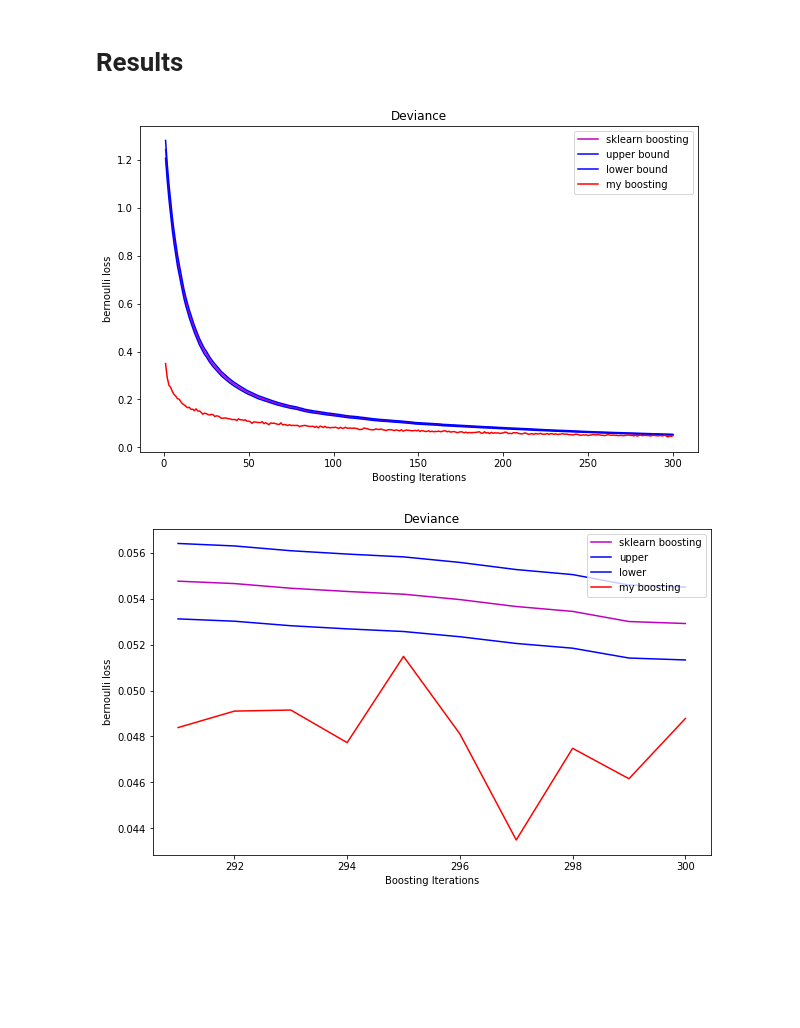
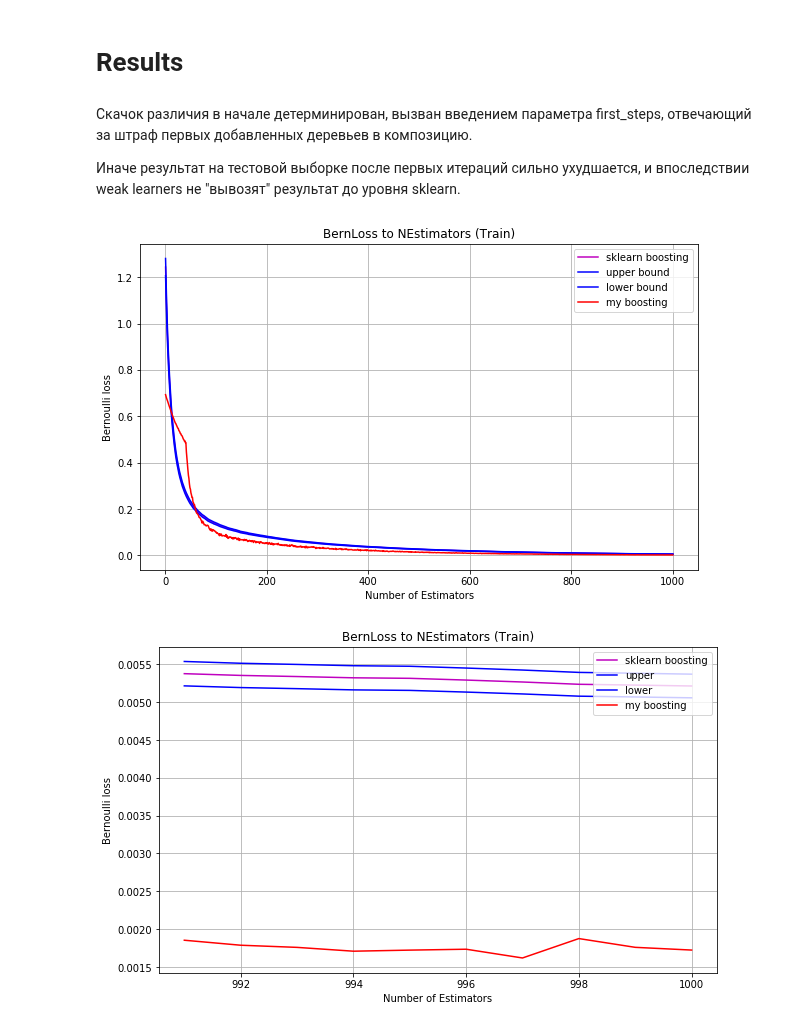
Before and after one commit to v-vskv-v/IR_ML, a Jupyter notebook: Data Analysis/Semester 3/BernBoost.ipynb, the cells around one changed output. Drawn from its saved outputs; the diff is of its cells as text; code cells hidden in the pictures; blank space fills up the shorter version.

```diff
--- a/Data Analysis/Semester 3/BernBoost.ipynb
+++ b/Data Analysis/Semester 3/BernBoost.ipynb
@@ -412,5 +432,5 @@ class MyGradientBoosting:
 # %%
-N_ESTIMATORS = 300
+N_ESTIMATORS = 1000
 # %%
 %%time
 my_model = MyGradientBoosting(learning_rate=0.1, n_estimators=N_ESTIMATORS, max_depth=3,
@@ -428,7 +448,7 @@ Wall time: 2min 4s
 %%time
 
 base_model = GradientBoostingClassifier(loss='deviance', n_estimators=N_ESTIMATORS,
-                                        max_depth=3)
+                                        max_depth=3, learning_rate=0.1)
 base_model.fit(x_spam_train, y_spam_train)
 base_pred = base_model.predict(x_spam_test)
 score_base_model = bern(y_spam_test, base_pred)
@@ -439,42 +459,46 @@ Wall time: 9.03 s
 # %% [markdown]
 # Results
-# %%
-N_ESTIMATORS=300
+# %% [markdown]
+Скачок различия в начале детерминирован, вызван введением параметра first_steps, отвечающий за штраф первых добавленных деревьев в композицию.
+
+Иначе результат на тестовой выборке после первых итераций сильно ухудшается, и впоследствии weak learners не "вывозят" результат до уровня sklearn.
 # %%
 %matplotlib inline
 plt.figure(figsize=(10, 6))
-plt.title('Deviance')
-plt.plot(np.arange(N_ESTIMATORS) + 1, base_model.train_score_[:N_ESTIMATORS],
+plt.title('BernLoss to NEstimators (Train)')
+plt.plot(np.arange(N_ESTIMATORS) + 1, base_model.train_score_,
          'm-', label='sklearn boosting')
-plt.plot(np.arange(N_ESTIMATORS) + 1, base_model.train_score_[:N_ESTIMATORS] * 1.03,
+plt.plot(np.arange(N_ESTIMATORS) + 1, base_model.train_score_ * 1.03,
          'b-', label='upper bound')
-plt.plot(np.arange(N_ESTIMATORS) + 1, base_model.train_score_[:N_ESTIMATORS] * 0.97,
+plt.plot(np.arange(N_ESTIMATORS) + 1, base_model.train_score_ * 0.97,
          'b-', label='lower bound')
-plt.plot(np.arange(N_ESTIMATORS) + 1, my_model.loss_by_iter[:N_ESTIMATORS], 'r-', label='my boosting')
-
+plt.plot(np.arange(N_ESTIMATORS) + 1, my_model.train_score_,
+         'r-', label='my boosting')
 
 plt.legend(loc='upper right')
-plt.xlabel('Boosting Iterations')
-plt.ylabel('bernoulli loss')
+plt.xlabel('Number of Estimators')
+plt.ylabel('Bernoulli loss')
+plt.grid(True)
 plt.show()
 # %% [output]
-[figure, old version]
+[figure, new version]
 # %%
 %matplotlib inline
 plt.figure(figsize=(10, 6))
-plt.title('Deviance')
+plt.title('BernLoss to NEstimators (Train)')
 plt.plot(np.arange(N_ESTIMATORS-10,N_ESTIMATORS) + 1, base_model.train_score_[N_ESTIMATORS-10:N_ESTIMATORS],
          'm-', label='sklearn boosting')
 plt.plot(np.arange(N_ESTIMATORS-10,N_ESTIMATORS) + 1, base_model.train_score_[N_ESTIMATORS-10:N_ESTIMATORS] * 1.03,
          'b-', label='upper')
 plt.plot(np.arange(N_ESTIMATORS-10,N_ESTIMATORS) + 1, base_model.train_score_[N_ESTIMATORS-10:N_ESTIMATORS] * 0.97,
          'b-', label='lower')
-plt.plot(np.arange(N_ESTIMATORS-10,N_ESTIMATORS) + 1,
-         my_model.loss_by_iter[N_ESTIMATORS-10:N_ESTIMATORS], 'r-', label='my boosting')
+plt.plot(np.arange(N_ESTIMATORS-10,N_ESTIMATORS) + 1, my_model.train_score_[N_ESTIMATORS-10:N_ESTIMATORS],
+         'r-', label='my boosting')
 
 plt.legend(loc='upper right')
-plt.xlabel('Boosting Iterations')
-plt.ylabel('bernoulli loss')
+plt.xlabel('Number of Estimators')
+plt.ylabel('Bernoulli loss')
+plt.grid(True)
 plt.show()
 # %% [output]
-[figure, old version]
+[figure, new version]
```
Also changed, not shown: parts of 22 cells of this notebook.
